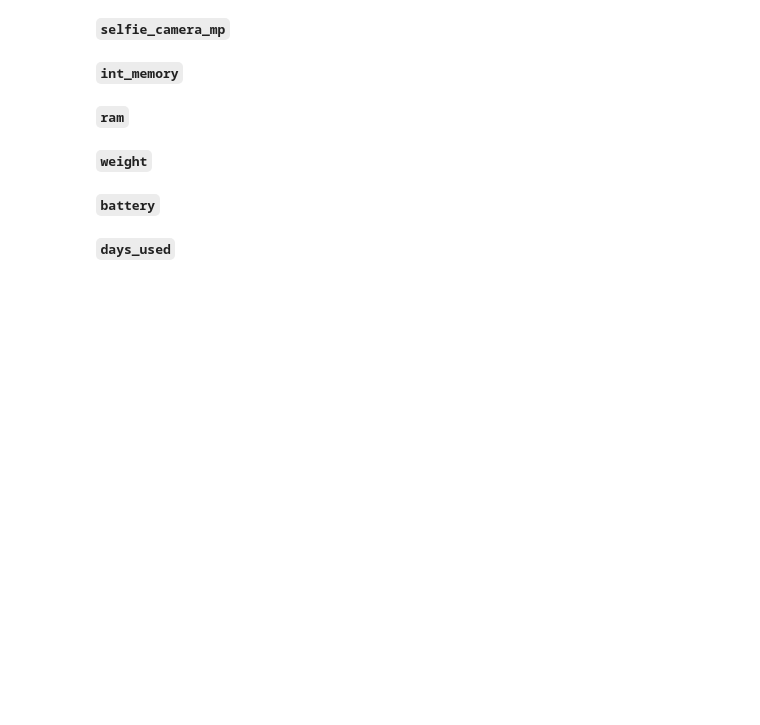
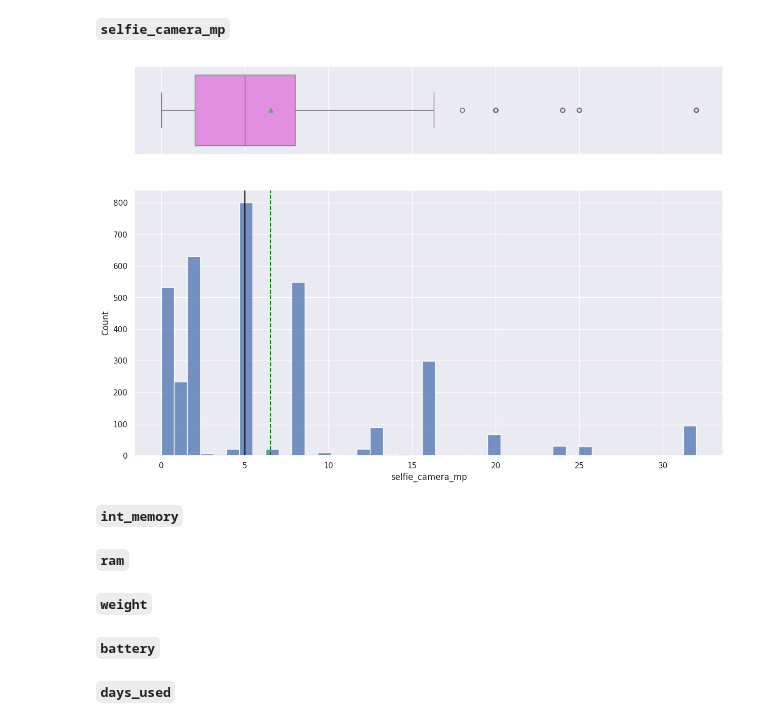
Before and after one commit to erika024/data-science, a Jupyter notebook: SLF_Project_LearnerNotebook_LowCode.ipynb, the cells around one changed output. Drawn from its saved outputs; the diff is of its cells as text; code cells hidden in the pictures; blank space fills up the shorter version.

```diff
--- a/SLF_Project_LearnerNotebook_LowCode.ipynb
+++ b/SLF_Project_LearnerNotebook_LowCode.ipynb
@@ -304,7 +312,9 @@ histogram_boxplot('_______')  ## Complete the code to create histogram_boxplot f
 # %% [markdown]
 **`selfie_camera_mp`**
 # %%
-histogram_boxplot('_______')  ## Complete the code to create histogram_boxplot for 'selfie_camera_mp'
+histogram_boxplot(df, 'selfie_camera_mp')  ## Complete the code to create histogram_boxplot for 'selfie_camera_mp'
+# %% [output]
+[figure, added]
 # %% [markdown]
 **`int_memory`**
 # %%
```
Also changed, not shown: parts of 5 cells of this notebook.
